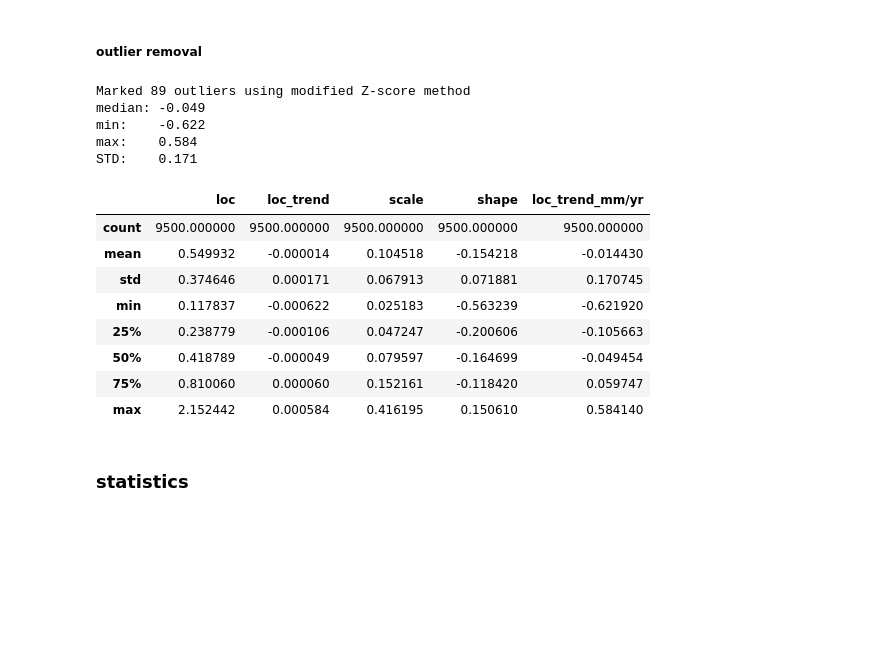
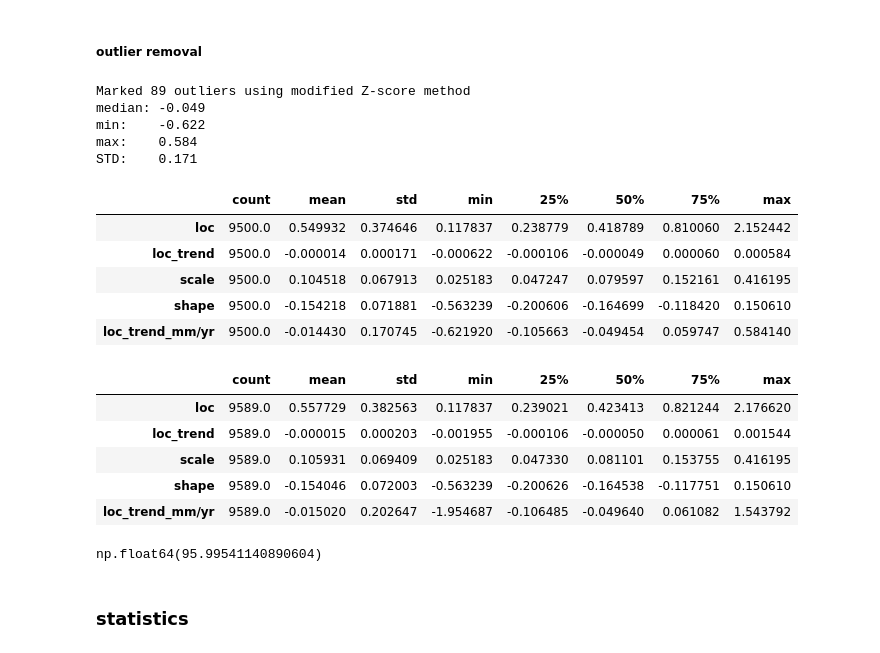
Before and after one commit to silviaelisabeth/SeaLevelExtremes, a Jupyter notebook: script/GEV_report.ipynb, the cells around one changed output. Cells and saved outputs as stored; diff of their text form; code cells hidden in the pictures; blank space fills up the shorter version.

```diff
--- a/script/GEV_report.ipynb
+++ b/script/GEV_report.ipynb
@@ -106,33 +388,43 @@ df_results_nonstat
 # %%
 label_para = 'loc_trend_mm/yr'
 
 para_nonstat_outlier = ut.mark_outliers_zmethod(df_results_nonstat, label_col=label_para, threshold=3)
 para_nonstat_outlier = para_nonstat_outlier[para_nonstat_outlier.outliers == False]
 
 if label_para == 'loc_trend' or label_para == 'scale':
     para_nonstat_outlier = para_nonstat_outlier*1000
 
 print(f'median: {para_nonstat_outlier[label_para].median():.3f}')
 print(f"min:\t{para_nonstat_outlier[label_para].describe()['min']:.3f}")
 print(f"max:\t{para_nonstat_outlier[label_para].describe()['max']:.3f}")
 print(f"STD:\t{para_nonstat_outlier[label_para].describe()['std']:.3f}")
 
-para_nonstat_outlier.describe()
+para_nonstat_outlier.describe().T
 # %% [output]
 Marked 89 outliers using modified Z-score method
 median: -0.049
 min:    -0.622
 max:    0.584
 STD:    0.171
-|  | loc | loc_trend | scale | shape | loc_trend_mm/yr |
-| count | 9500.000000 | 9500.000000 | 9500.000000 | 9500.000000 | 9500.000000 |
-| mean | 0.549932 | -0.000014 | 0.104518 | -0.154218 | -0.014430 |
-| std | 0.374646 | 0.000171 | 0.067913 | 0.071881 | 0.170745 |
-| min | 0.117837 | -0.000622 | 0.025183 | -0.563239 | -0.621920 |
-| 25% | 0.238779 | -0.000106 | 0.047247 | -0.200606 | -0.105663 |
-| 50% | 0.418789 | -0.000049 | 0.079597 | -0.164699 | -0.049454 |
-| 75% | 0.810060 | 0.000060 | 0.152161 | -0.118420 | 0.059747 |
-| max | 2.152442 | 0.000584 | 0.416195 | 0.150610 | 0.584140 |
+|  | count | mean | std | min | 25% | 50% | 75% | max |
+| loc | 9500.0 | 0.549932 | 0.374646 | 0.117837 | 0.238779 | 0.418789 | 0.810060 | 2.152442 |
+| loc_trend | 9500.0 | -0.000014 | 0.000171 | -0.000622 | -0.000106 | -0.000049 | 0.000060 | 0.000584 |
+| scale | 9500.0 | 0.104518 | 0.067913 | 0.025183 | 0.047247 | 0.079597 | 0.152161 | 0.416195 |
+| shape | 9500.0 | -0.154218 | 0.071881 | -0.563239 | -0.200606 | -0.164699 | -0.118420 | 0.150610 |
+| loc_trend_mm/yr | 9500.0 | -0.014430 | 0.170745 | -0.621920 | -0.105663 | -0.049454 | 0.059747 | 0.584140 |
+# %%
+df_results_nonstat.describe().T
+# %% [output]
+|  | count | mean | std | min | 25% | 50% | 75% | max |
+| loc | 9589.0 | 0.557729 | 0.382563 | 0.117837 | 0.239021 | 0.423413 | 0.821244 | 2.176620 |
+| loc_trend | 9589.0 | -0.000015 | 0.000203 | -0.001955 | -0.000106 | -0.000050 | 0.000061 | 0.001544 |
+| scale | 9589.0 | 0.105931 | 0.069409 | 0.025183 | 0.047330 | 0.081101 | 0.153755 | 0.416195 |
+| shape | 9589.0 | -0.154046 | 0.072003 | -0.563239 | -0.200626 | -0.164538 | -0.117751 | 0.150610 |
+| loc_trend_mm/yr | 9589.0 | -0.015020 | 0.202647 | -1.954687 | -0.106485 | -0.049640 | 0.061082 | 1.543792 |
+# %%
+100 * (df_results_nonstat["shape"] < 0).sum() / len(df_results_nonstat)
+# %% [output]
+np.float64(95.99541140890604)
 # %% [markdown]
 ### statistics
 # %%
```
Also changed, not shown: parts of 52 cells of this notebook, 8 other files.
